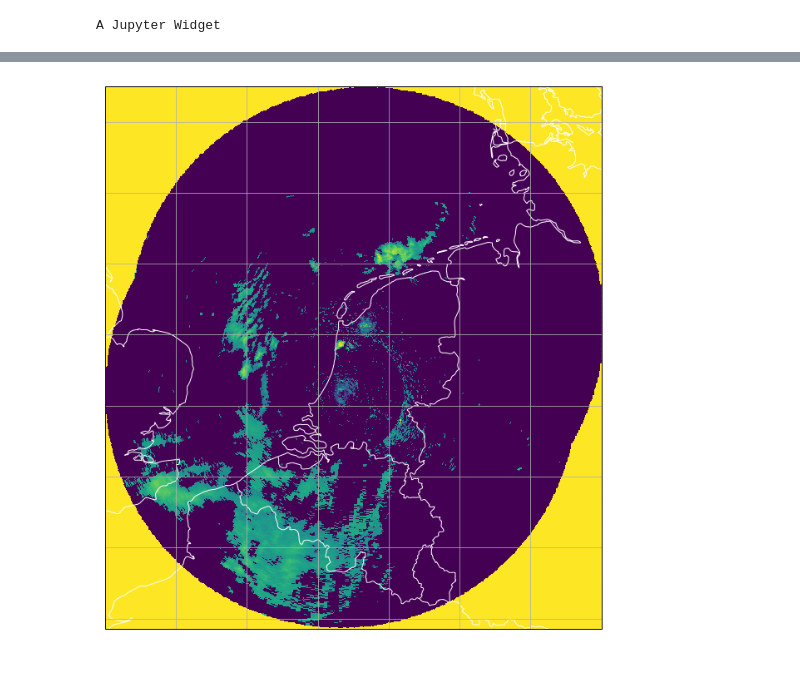
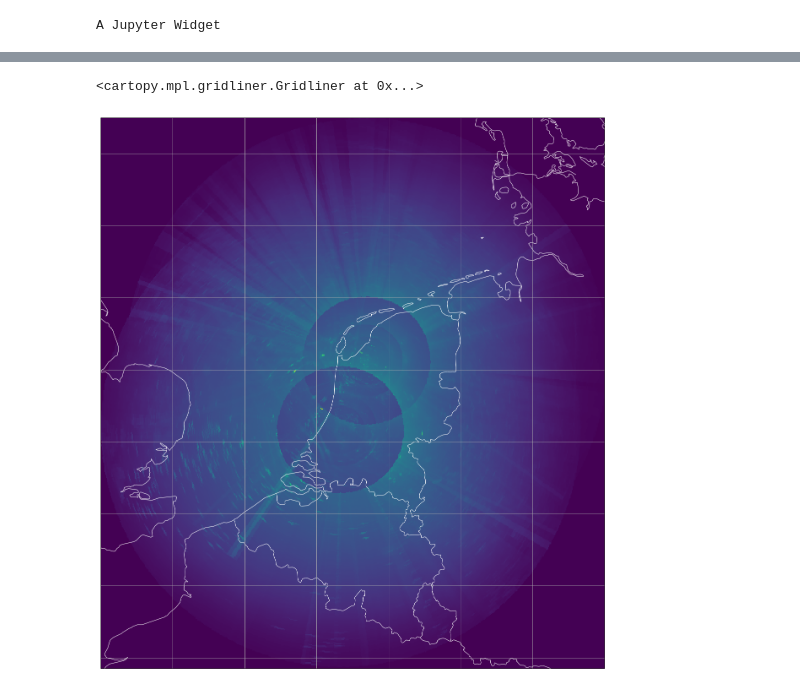
Before and after one commit to The-Fonz/nowcasting-convrnn, a Jupyter notebook: src/introduction-download-and-exploration.ipynb, the cells around one changed output, grey strips where cells are left out. Drawn from its saved outputs; the diff is of its cells as text; code cells hidden in the pictures.

```diff
--- a/src/introduction-download-and-exploration.ipynb
+++ b/src/introduction-download-and-exploration.ipynb
@@ -157,9 +157,13 @@ class ReflCompTarDataset():
     def __getitem__(self, idx):
         return h5py.File(self.h5files[idx])
 
+    def crunch(n_workers=8):
+        "Crunch through the entire dataset, gathering stats"
+        pass
+
 ds = ReflCompTarDataset(folder)
 print("File 20 contains:")
-print('\n'.join(ds.show_structure(20)))
+print('\n'.join(ds.show_structure(-1)))
 # %% [output]
 File 20 contains:
 geographic
@@ -204,9 +261,18 @@ import cartopy.feature
 stere_nl = ccrs.Stereographic(central_latitude=90, true_scale_latitude=60)
 stere_nl.proj4_params
 
+'+proj=stere +lat_0=90 +lon_0=0 +lat_ts=60 +a=6378.14 +b=6356.75 +x_0=0 y_0=0'
+# 0.0, 49.36206, 0.0, 55.973602, 10.856429, 55.388973, 9.00928, 48.8953
+bbox = np.array([[  0.      ,  49.36206 ],
+                 [  0.      ,  55.973602],
+                 [ 10.856429,  55.388973],
+                 [  9.00928 ,  48.8953  ]])
+
+bbox_stere = stere_nl.transform_points(ccrs.PlateCarree(), bbox.T[0], bbox.T[1])[:,:2]
+
 proj_pc = ccrs.PlateCarree()
 
-fig = plt.figure(figsize=(12,12))
+fig = plt.figure(figsize=(24,24))
 
 ax = plt.axes(projection=stere_nl)
 
@@ -220,13 +286,13 @@ ax.set_extent(ext_stere, crs=stere_nl)
 lons = np.linspace(ext_stere[0], ext_stere[1], 701)
 lats = np.linspace(ext_stere[2], ext_stere[3], 766)
 
-cmesh = ax.pcolormesh(lons, lats, np.array(ds[0]['image1']['image_data']), vmin=0, vmax=120)
+cmesh = ax.pcolormesh(lons, lats, accumulator)#np.array(ds[0]['image1']['image_data']))
 
-def animate(i):
-    arr = np.array(ds[i*12]['image1']['image_data'])
-#     cmesh = ax.pcolormesh(lons, lats, arr)
-    cmesh.set_array(arr.ravel())
-    return cmesh.findobj()
+# def animate(i):
+#     arr = np.array(ds[-400+i*12]['image1']['image_data'])
+# #     cmesh = ax.pcolormesh(lons, lats, arr)
+#     cmesh.set_array(arr.ravel())
+#     return cmesh.findobj()
 
 # Add high-res coastline
 ax.coastlines('10m', color='white')
@@ -238,10 +304,10 @@ ax.gridlines(crs=stere_nl)
 
 
 
-anim = animation.FuncAnimation(fig, animate,
-                               frames=3, interval=200, blit=True)
+# anim = animation.FuncAnimation(fig, animate,
+#                                frames=300, interval=200, blit=True)
 
 # Nice slice would be radar[250:550,200:500]
 
-HTML(anim.to_html5_video())
+# HTML(anim.to_html5_video())
 # %% [output]
@@ -249 +314,2 @@ HTML(anim.to_html5_video())
+<cartopy.mpl.gridliner.Gridliner at 0x...>
-[figure, old version]
+[figure, new version]
```
Also changed, not shown: parts of 5 cells of this notebook.
